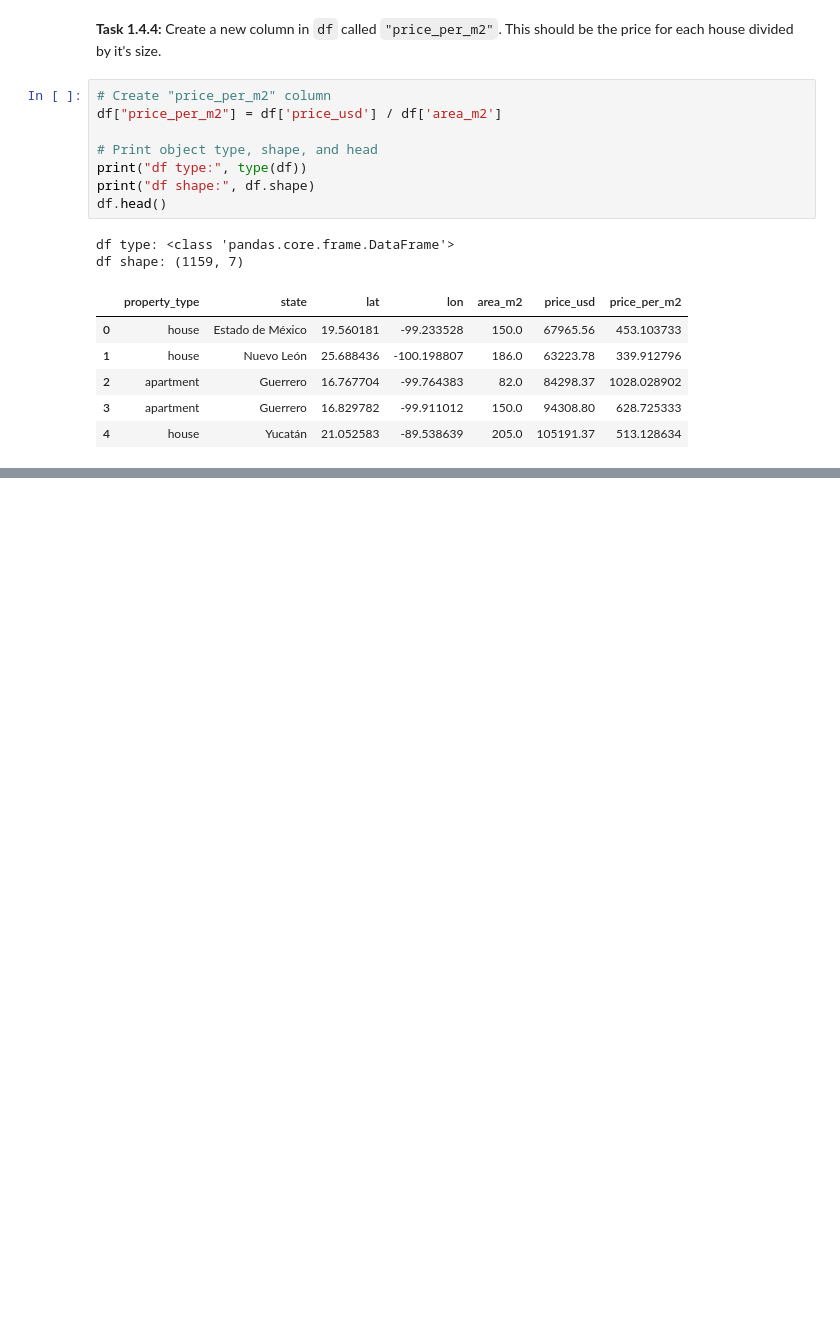
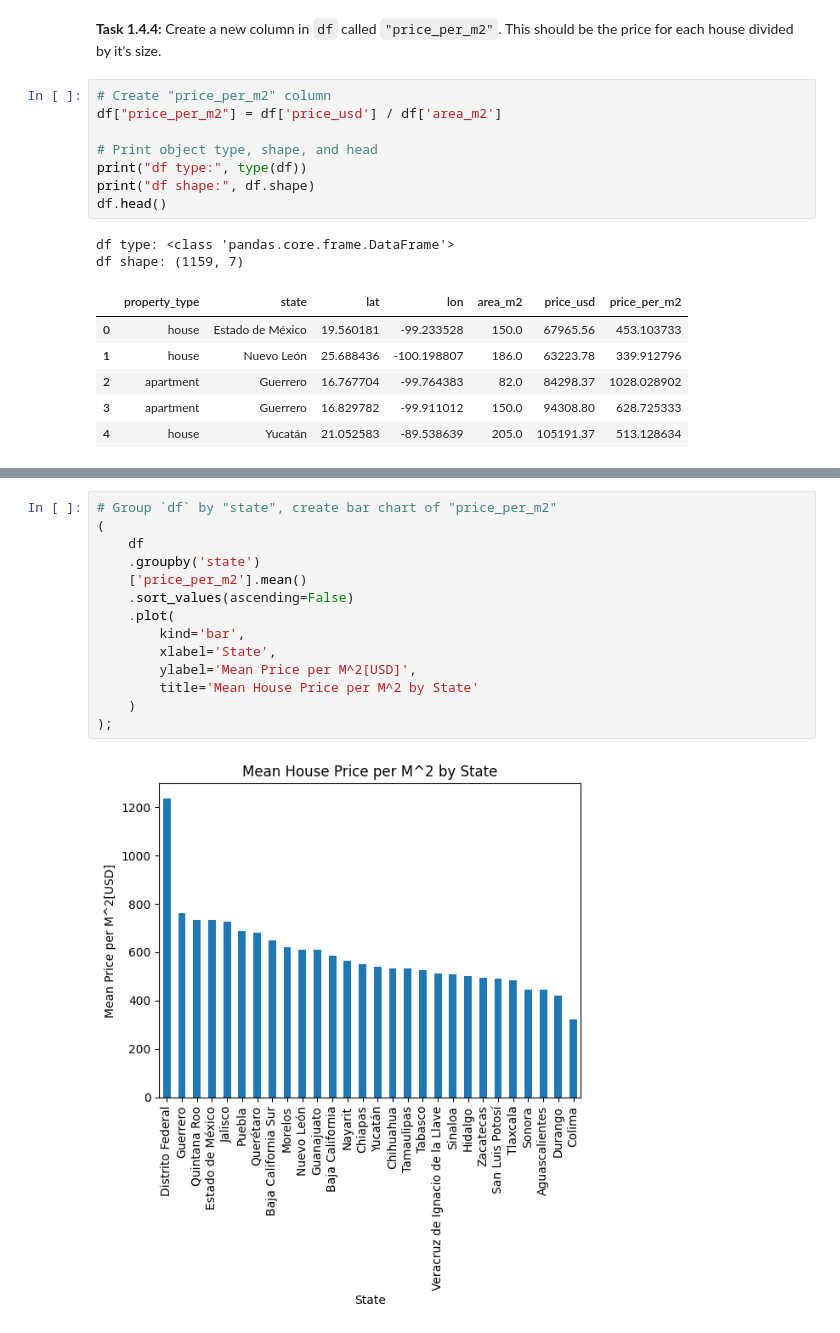
Before and after one commit to Ofgeha-Gelana/Housing-in-Mexico, a Jupyter notebook: notebooks/014-size-or-location.ipynb, the cells around one changed output, grey strips where cells are left out. Cells and saved outputs as stored; diff of their text form; blank space fills up the shorter version.

Commit message:
create plot on price per m2

```diff
--- a/notebooks/014-size-or-location.ipynb
+++ b/notebooks/014-size-or-location.ipynb
@@ -74,0 +77,16 @@ df shape: (1159, 7)
+# %%
+# Group `df` by "state", create bar chart of "price_per_m2"
+(
+    df
+    .groupby('state')
+    ['price_per_m2'].mean()
+    .sort_values(ascending=False)
+    .plot(
+        kind='bar',
+        xlabel='State',
+        ylabel='Mean Price per M^2[USD]',
+        title='Mean House Price per M^2 by State'
+    )
+);
+# %% [output]
+[figure, added]
```
Also changed, not shown: parts of 1 cell of this notebook.
